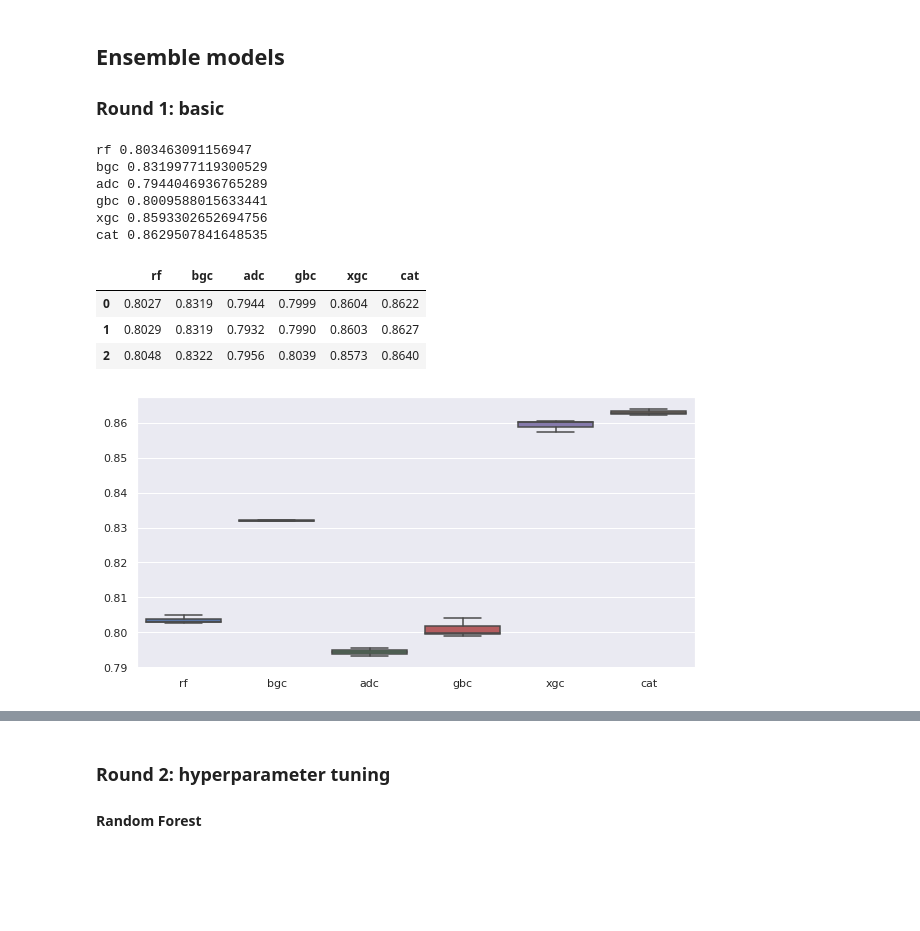
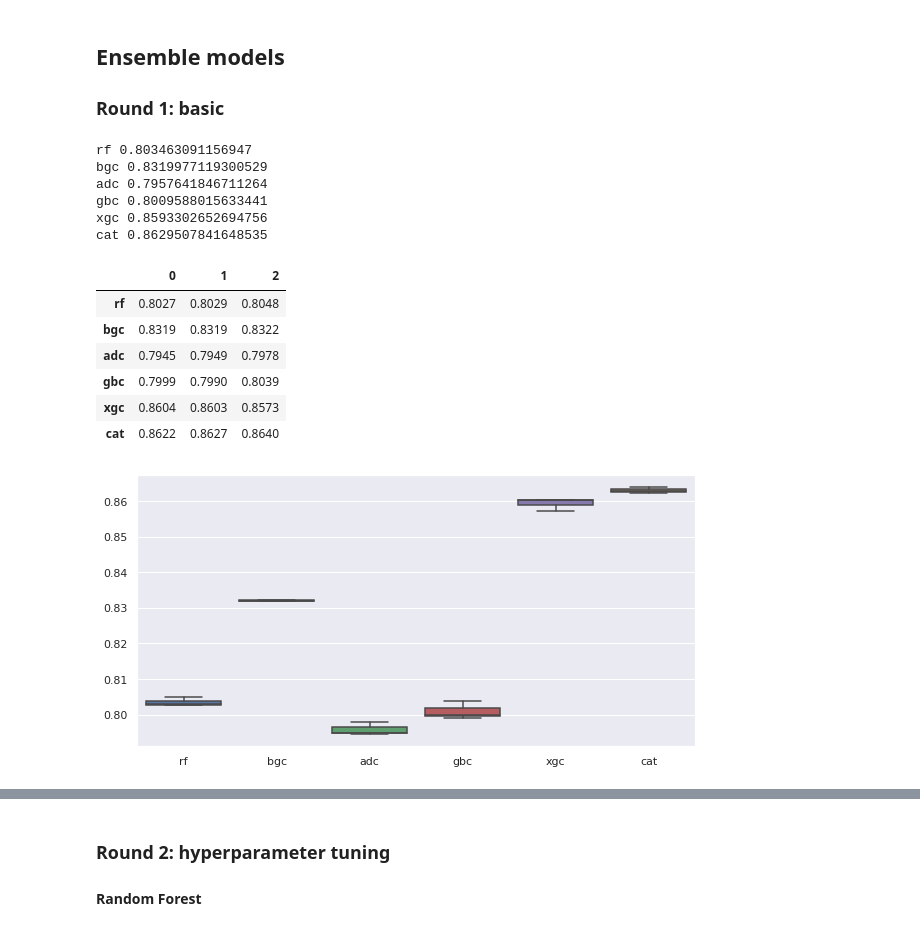
Before and after one commit to liangym2014/Data-science-and-machine-learning, a Jupyter notebook: 8.Hackathon_Loan_Default.ipynb, the cells around one changed output, grey strips where cells are left out. Saved outputs shown, nothing was run; the diff lists cells and outputs as text; code cells hidden in the pictures; blank space fills up the shorter version.

```diff
--- a/8.Hackathon_Loan_Default.ipynb
+++ b/8.Hackathon_Loan_Default.ipynb
@@ -714,7 +897,6 @@ def metrics(model, X_train, y_train, X_test, y_test):
 ## Ensemble models
 ### Round 1: basic
 # %%
-models = []   # model names and models
 acc = {}  # accuracy for different models
 kfold = StratifiedKFold(n_splits=3, shuffle=True, random_state=3)  # 3 folds
 class_weight = {0: 23.75, 1: 76.25}
@@ -722,7 +904,7 @@ class_weight = {0: 23.75, 1: 76.25}
 # ensemble models
 rf = make_pipeline( StandardScaler(),   RandomForestClassifier(class_weight = class_weight, n_jobs=-1, random_state=1)  )
 bgc = make_pipeline( StandardScaler(),  BaggingClassifier(n_estimators=40, n_jobs=-1, random_state=1)  )
-adc = make_pipeline( StandardScaler(),   AdaBoostClassifier(random_state=1)  )
+adc = make_pipeline( StandardScaler(),   AdaBoostClassifier(n_estimators=80, random_state=1)  )
 gbc = make_pipeline( StandardScaler(),    GradientBoostingClassifier(random_state=1)  )
 xgc = make_pipeline(  StandardScaler(),     XGBClassifier(objective='binary:logistic', booster = "gbtree", n_jobs = -1, random_state=1)  )
 cat = make_pipeline(  StandardScaler(),     CatBoostClassifier(iterations=400, random_seed=1, verbose = 0)   )
@@ -730,28 +912,39 @@ cat = make_pipeline(  StandardScaler(),     CatBoostClassifier(iterations=400, r
 # SVM
 # models["svc"] = make_pipeline(  StandardScaler(),   SVC(kernel='rbf', random_state = 1)  )   # take even longer than XGB
 
-models = [("rf", rf), ("bgc", bgc), ("adc", adc), ("gbc", gbc), ("xgc", xgc), ("cat", cat)]
+# dictionary: model names and models
+models = {
+    "rf": rf,
+    "bgc": bgc,
+    "adc": adc,
+    "gbc": gbc,
+    "xgc": xgc,
+    "cat": cat,
+}
 
-for name, model in models:
+for name, model in models.items():
     acc[name] = cross_val_score(model, X_train, y_train, scoring=scorer, cv=kfold, n_jobs=-1)
     print(name, acc[name].mean())
 # %% [output]
 rf 0.803463091156947
 bgc 0.8319977119300529
-adc 0.7944046936765289
+adc 0.7957641846711264
 gbc 0.8009588015633441
 xgc 0.8593302652694756
 cat 0.8629507841648535
 # %%
-round1 = pd.DataFrame(data = acc.values(), index = acc.keys()).T
-round1
+cv_acc = pd.DataFrame(data = acc.values(), index = acc.keys())
+cv_acc
 # %% [output]
-|  | rf | bgc | adc | gbc | xgc | cat |
-| 0 | 0.8027 | 0.8319 | 0.7944 | 0.7999 | 0.8604 | 0.8622 |
-| 1 | 0.8029 | 0.8319 | 0.7932 | 0.7990 | 0.8603 | 0.8627 |
-| 2 | 0.8048 | 0.8322 | 0.7956 | 0.8039 | 0.8573 | 0.8640 |
+|  | 0 | 1 | 2 |
+| rf | 0.8027 | 0.8029 | 0.8048 |
+| bgc | 0.8319 | 0.8319 | 0.8322 |
+| adc | 0.7945 | 0.7949 | 0.7978 |
+| gbc | 0.7999 | 0.7990 | 0.8039 |
+| xgc | 0.8604 | 0.8603 | 0.8573 |
+| cat | 0.8622 | 0.8627 | 0.8640 |
 # %%
 plt.figure(figsize = (10, 5));
-sns.boxplot(data = round1);
+sns.boxplot(data = cv_acc.T);
 # %% [output]
-[figure, old version]
+[figure, new version]
```
Also changed, not shown: parts of 102 cells of this notebook.
